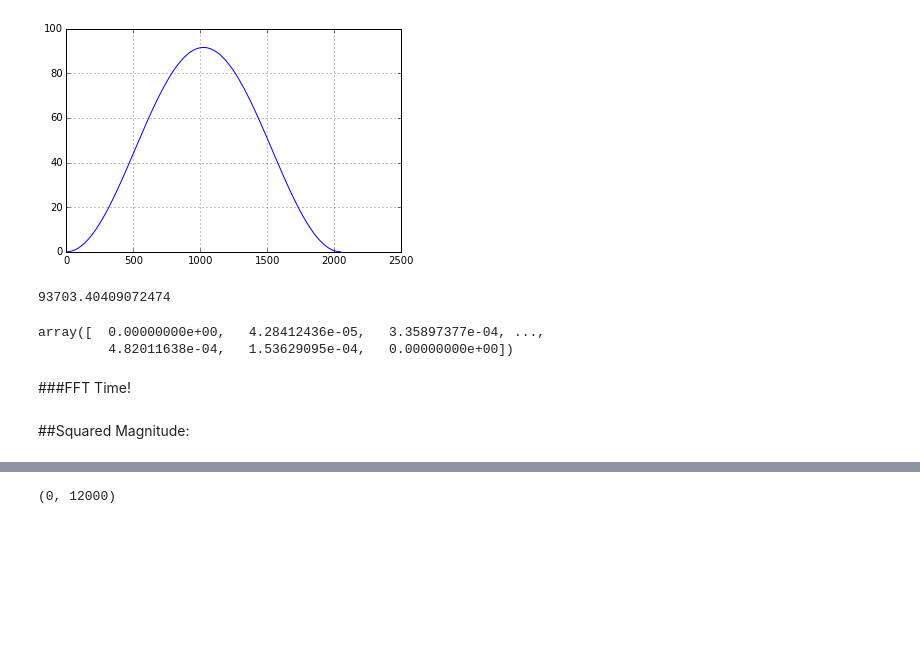
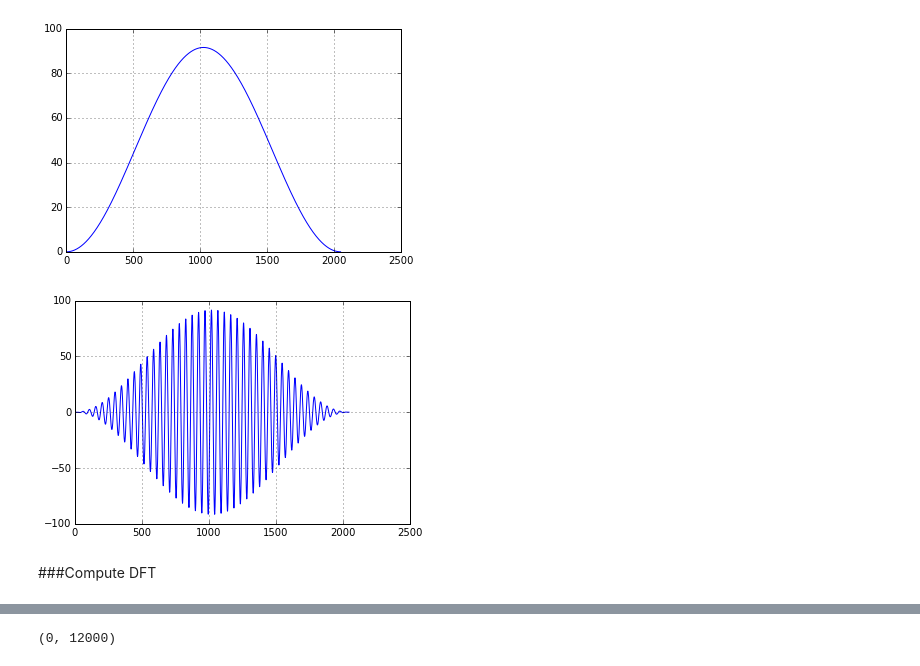
Before and after one commit to stephencwelch/Perceptual-Coding-In-Python, a Jupyter notebook: Explore PEAQ (Merged).ipynb, the cells around one changed output, grey strips where cells are left out. Cells and saved outputs as stored; diff of their text form; code cells hidden in the pictures; blank space fills up the shorter version.

```diff
--- a/Explore PEAQ (Merged).ipynb
+++ b/Explore PEAQ (Merged).ipynb
@@ -40,12 +40,12 @@ For convenience, we have partially used the same section numbers as Kabal 2002,
 To develop intuitition and compare to Kabal's octave implementation, we will work with several testing signals. PEAQ uses a test and reference signal.
 # %%
 #Sampling frequence and frame length:
-Fs = 48000.
-NF = 2048.
+Fs = 48000
+NF = 2048
 # %%
 #Test Signal, sinwave at frequency f:
 f = 1000. #Hz
-t = np.arange(0,2048)/Fs
+t = np.arange(0,2048)/float(Fs)
 xT = np.sin(2*pi*f*t)
 
 #Reference Signal
@@ -130,6 +219,3 @@ def PQ_gp(fcN, NF, W):
     dfW = dfN*W
     gp = np.sin(np.pi*dfW) / (np.pi*dfW*(1-dfW**2))
     return gp
-# %%
-NF = len(xR)
-NF
@@ -162,18 +240,7 @@ plot(hw)
 grid(1)
 # %% [output]
 [figure]
-# %%
-sum(hw)
-# %% [output]
-93703.40409072474
 # %%
 #Perform windowing:
 xwT = hw*xT
 xwR = hw*xR
-# %%
-xwT
-# %% [output]
-array([  0.00000000e+00,   4.28412436e-05,   3.35897377e-04, ...,
-         4.82011638e-04,   1.53629095e-04,   0.00000000e+00])
-# %% [markdown]
-###FFT Time!
@@ -210,5 +247,10 @@ def PQRFFT (x, N, ifn):
+# %%
+plot(xwT)
+grid(1)
+# %% [output]
+[figure, added]
+# %% [markdown]
+###Compute DFT
 # %%
 XT = PQRFFT(xwT, NF, 1)
 XR = PQRFFT(xwR, NF, 1)
-# %% [markdown]
-##Squared Magnitude:
```
Also changed, not shown: parts of 45 cells of this notebook, 1 other file.
